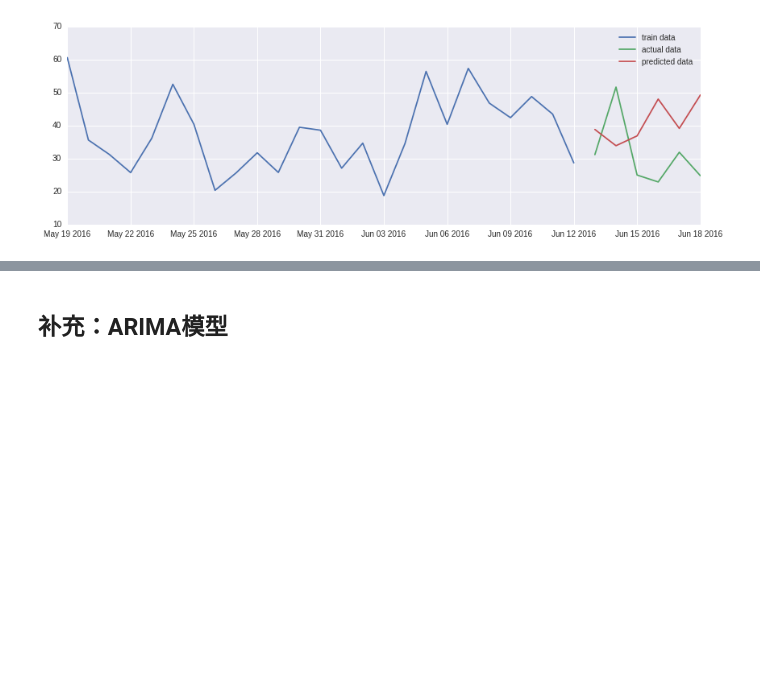
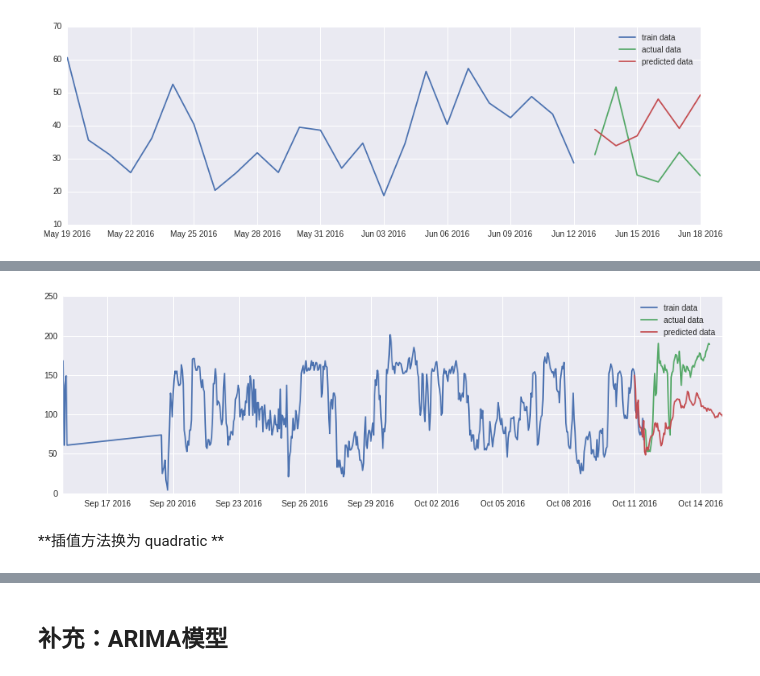
Before and after one commit to hscspring/Note_DS, a Jupyter notebook: OMOOC.Data/assignment/7w/7W_homework.ipynb, the cells around one changed output, grey strips where cells are left out. Cells and saved outputs as stored; diff of their text form; code cells hidden in the pictures; blank space fills up the shorter version.

Commit message:
update interpolate or fillna for missing values in 7w homework

```diff
--- a/OMOOC.Data/assignment/7w/7W_homework.ipynb
+++ b/OMOOC.Data/assignment/7w/7W_homework.ipynb
@@ -1088,0 +1161,6 @@ fig.tight_layout()
+# %%
+df0_pm25["pm25"] = df0_pm25["pm25"].astype(float)
+# %%
+# 必须先转换为数字，再进行插值！！！！
+
+df0_pm25["pm25"] = df0_pm25["pm25"].interpolate(method='time')
@@ -1088,0 +1191,19 @@ fig.tight_layout()
+# %%
+model0 = sm.tsa.AR(df0_pm25["pm25"][:-72])
+#result = model.fit(72)
+# %%
+result0 = model0.fit(maxlag=72,ic='t-stat')
+# %%
+fig, ax = plt.subplots(1,1,figsize=(12,4))
+
+ax.plot(df0_pm25.index.values[:-72], df0_pm25["pm25"].values[:-72], label="train data")
+ax.plot(df0_pm25.index.values[-72:], df0_pm25["pm25"].values[-72:], label="actual data")
+ax.plot(pd.date_range("2016-10-11","2016-10-15", freq="H").values,
+        result0.predict("2016-10-11", "2016-10-15"), label="predicted data")
+
+ax.legend()
+fig.tight_layout()
+# %% [output]
+[figure, added]
+# %% [markdown]
+**插值方法换为 quadratic **
```
Also changed, not shown: parts of 40 cells of this notebook, 2 other files.
